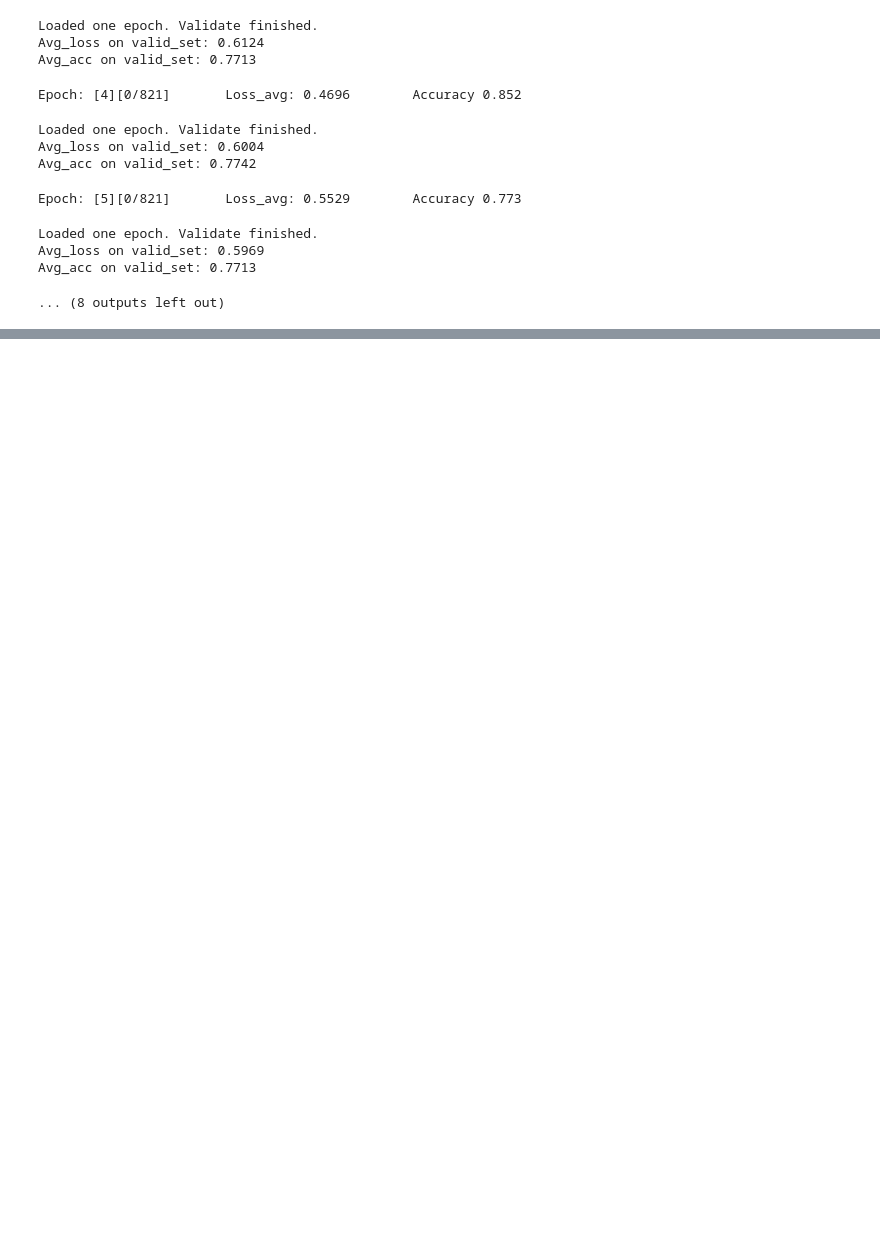
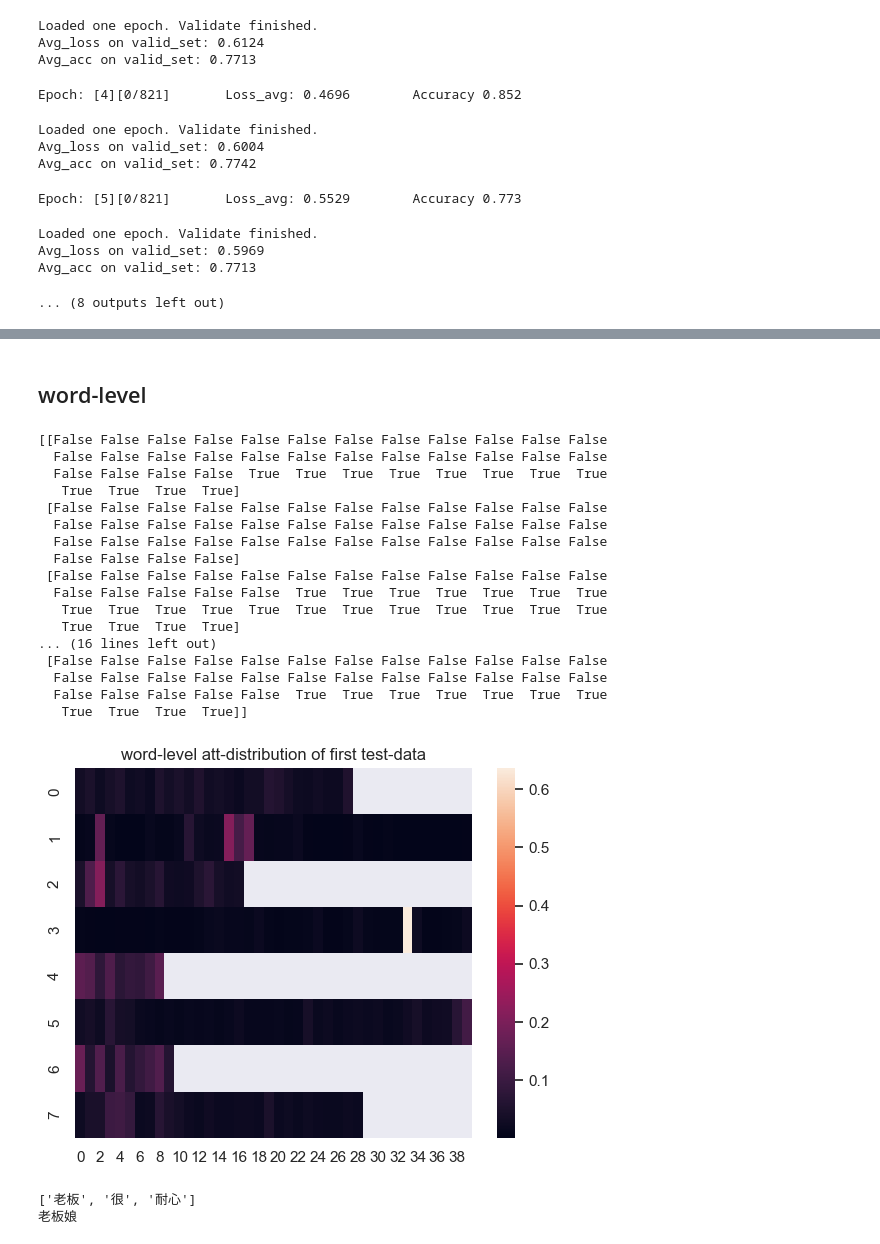
Before and after one commit to yanpengt06/SCIR-SC-get-started, a Jupyter notebook: final-proj/han.ipynb, the cells around one changed output, grey strips where cells are left out. Cells and saved outputs as stored; diff of their text form; code cells hidden in the pictures; blank space fills up the shorter version.

Commit message:
fix some bugs, add f1-score and att-distribution

```diff
--- a/final-proj/han.ipynb
+++ b/final-proj/han.ipynb
@@ -316,0 +382,28 @@ Avg_acc on valid_set: 0.7713
+# %%
+def cut_list_by_len(l, length):
+    """
+
+    @param l: list to be cut(at least has two dims)
+    @param length: list determines cut length
+    @return: list has been cut
+    """
+    assert len(l) == len(length)
+    result = []
+    for i in range(len(l)):
+        result.append(l[i][:length[i]])
+    return result
+# %%
+sent_alpha_len = [len(sent_alpha) for sent_alpha in sent_alphas]    # 有一些没有达到sent_limit
+
+packed_sent_len = cut_list_by_len(sent_len, doc_len)
+
+sent_att = []
+word_att = []
+for i in range(len(sent_alphas)):
+    sent_att.append(sent_alphas[i][:doc_len[i]])
+packed_word_alphas = cut_list_by_len(word_alphas, doc_len)
+for i in range(len(packed_word_alphas)):
+    doc = packed_word_alphas[i]
+    words_per_sent = packed_sent_len[i]
+    doc = cut_list_by_len(doc, words_per_sent)
+    word_att.append(doc)
@@ -316,0 +435,40 @@ Avg_acc on valid_set: 0.7713
+# %% [markdown]
+## word-level
+# %%
+doc1 = packed_word_alphas[0]
+# print(doc1)
+a = np.arange(40)
+b = np.array(packed_sent_len[0])
+mask = a[None,:] < b[:,None]
+mask = ~mask
+print(mask)
+
+sbn.set()
+ax = sbn.heatmap(doc1, mask=mask)
+plt.title("word-level att-distribution of first test-data")
+plt.show()
+# %% [output]
+[[False False False False False False False False False False False False
+  False False False False False False False False False False False False
+  False False False False  True  True  True  True  True  True  True  True
+   True  True  True  True]
+ [False False False False False False False False False False False False
+  False False False False False False False False False False False False
+  False False False False False False False False False False False False
+  False False False False]
+ [False False False False False False False False False False False False
+  False False False False False  True  True  True  True  True  True  True
+   True  True  True  True  True  True  True  True  True  True  True  True
+   True  True  True  True]
+... (16 lines left out)
+ [False False False False False False False False False False False False
+  False False False False False False False False False False False False
+  False False False False False  True  True  True  True  True  True  True
+   True  True  True  True]]
+[figure, added]
+# %%
+print(test_docs[0][1][15:18])
+print(test_docs[0][3][33])
+# %% [output]
+['老板', '很', '耐心']
+老板娘
```
Also changed, not shown: parts of 16 cells of this notebook, 4 other files.
